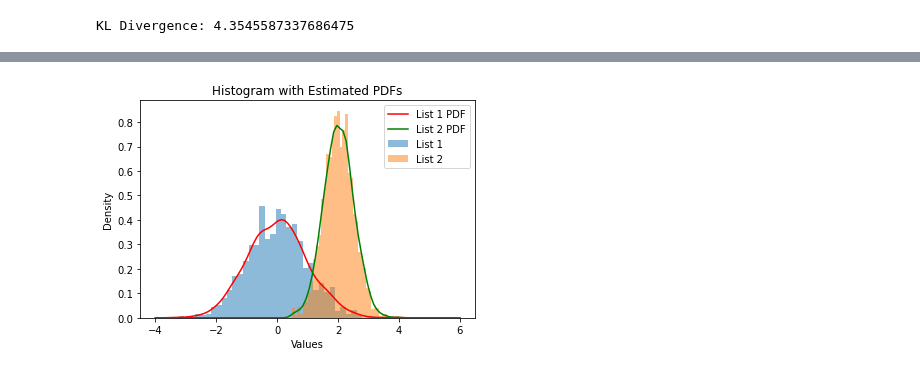
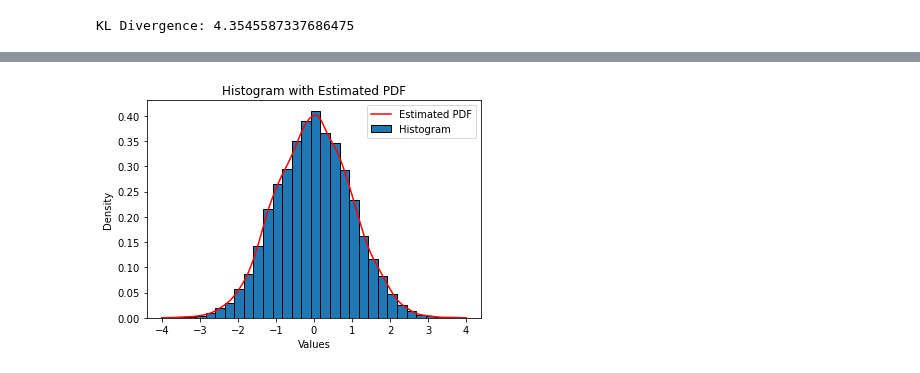
Before and after one commit to baldFemale/OpenInnovationFramework, a Jupyter notebook: Landscapes/Evaluator.ipynb, the cells around one changed output, grey strips where cells are left out. Cells and saved outputs as stored; diff of their text form; code cells hidden in the pictures.

```diff
--- a/Landscapes/Evaluator.ipynb
+++ b/Landscapes/Evaluator.ipynb
@@ -108,30 +156,28 @@ plt.show()
-# %%
-import numpy as np
-import matplotlib.pyplot as plt
-from scipy.stats import gaussian_kde
-
-np.random.seed(42)
-
-list1 = np.random.normal(loc=0, scale=1, size=1000)
-list2 = np.random.normal(loc=2, scale=0.5, size=2000)
-
-# Plot histogram
-plt.hist(list1, bins=40, alpha=0.5, label='List 1', density=True)
-plt.hist(list2, bins=40, alpha=0.5, label='List 2', density=True)
-
-# Estimate and plot PDF lines
-density1 = gaussian_kde(list1)
-density2 = gaussian_kde(list2)
-
-x_vals = np.linspace(-4, 6, 100)
-plt.plot(x_vals, density1(x_vals), 'r-', label='List 1 PDF')
-plt.plot(x_vals, density2(x_vals), 'g-', label='List 2 PDF')
-
-plt.xlabel('Values')
-plt.ylabel('Density')
-plt.title('Histogram with Estimated PDFs')
-plt.legend()
-plt.show()
-plt.clf()
-# %% [output]
-[figure, removed]
+# %%
+import numpy as np
+import matplotlib.pyplot as plt
+from scipy.stats import gaussian_kde
+
+# Generate 1000 values from an unknown distribution
+values = np.random.randn(10000)
+
+# Plot histogram with density=True
+plt.hist(values, bins=30, edgecolor='black', density=True, label='Histogram')
+
+# Generate range for x values
+x = np.linspace(-4, 4, 100)
+
+# Estimate the PDF using kernel density estimation
+kde = gaussian_kde(values)
+pdf = kde.evaluate(x)
+
+# Plot estimated PDF lines
+plt.plot(x, pdf, color='red', label='Estimated PDF')
+
+plt.xlabel('Values')
+plt.ylabel('Density')
+plt.title('Histogram with Estimated PDF')
+plt.legend()
+plt.show()
+# %% [output]
+[figure, added]
```
Also changed, not shown: parts of 5 cells of this notebook, 1 other file.
